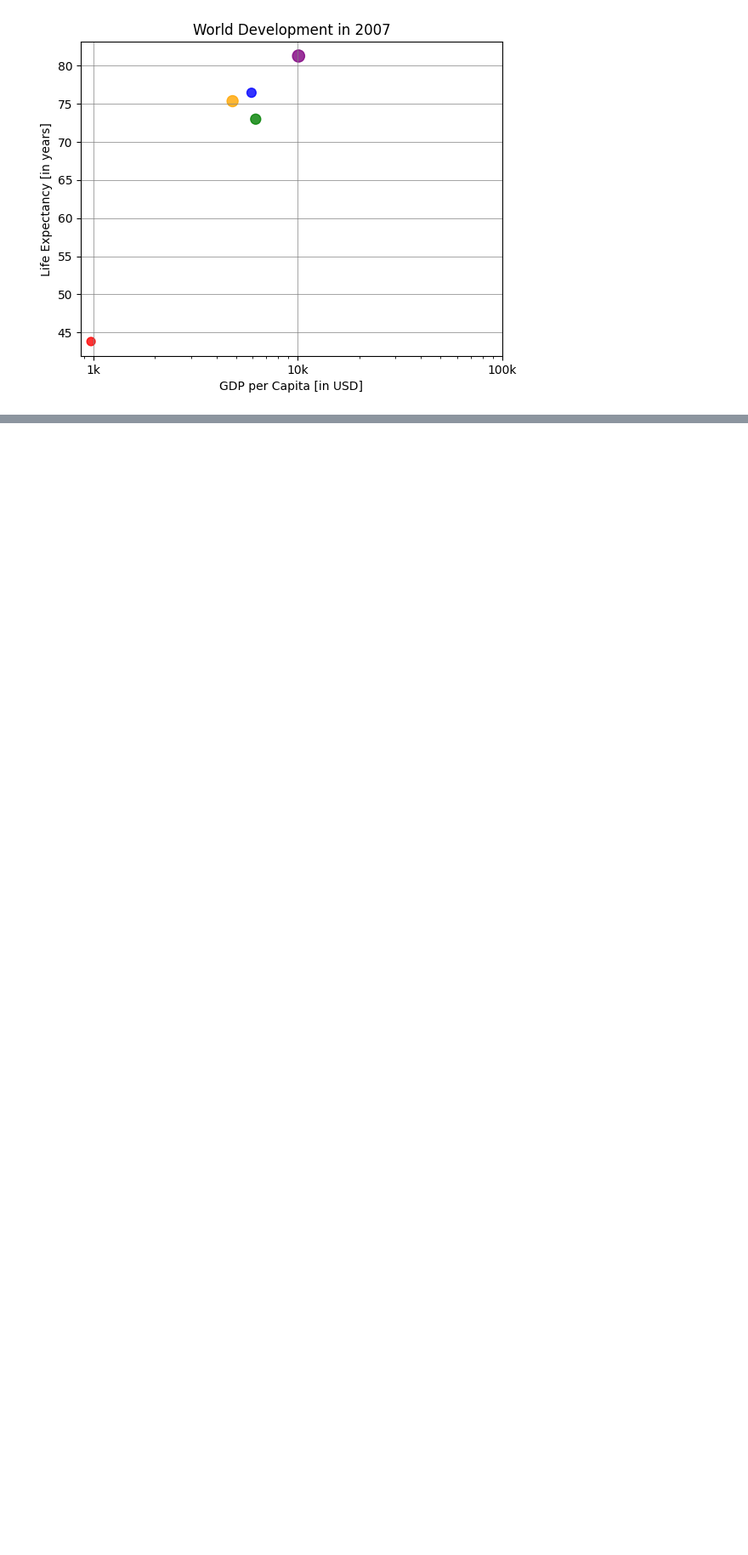
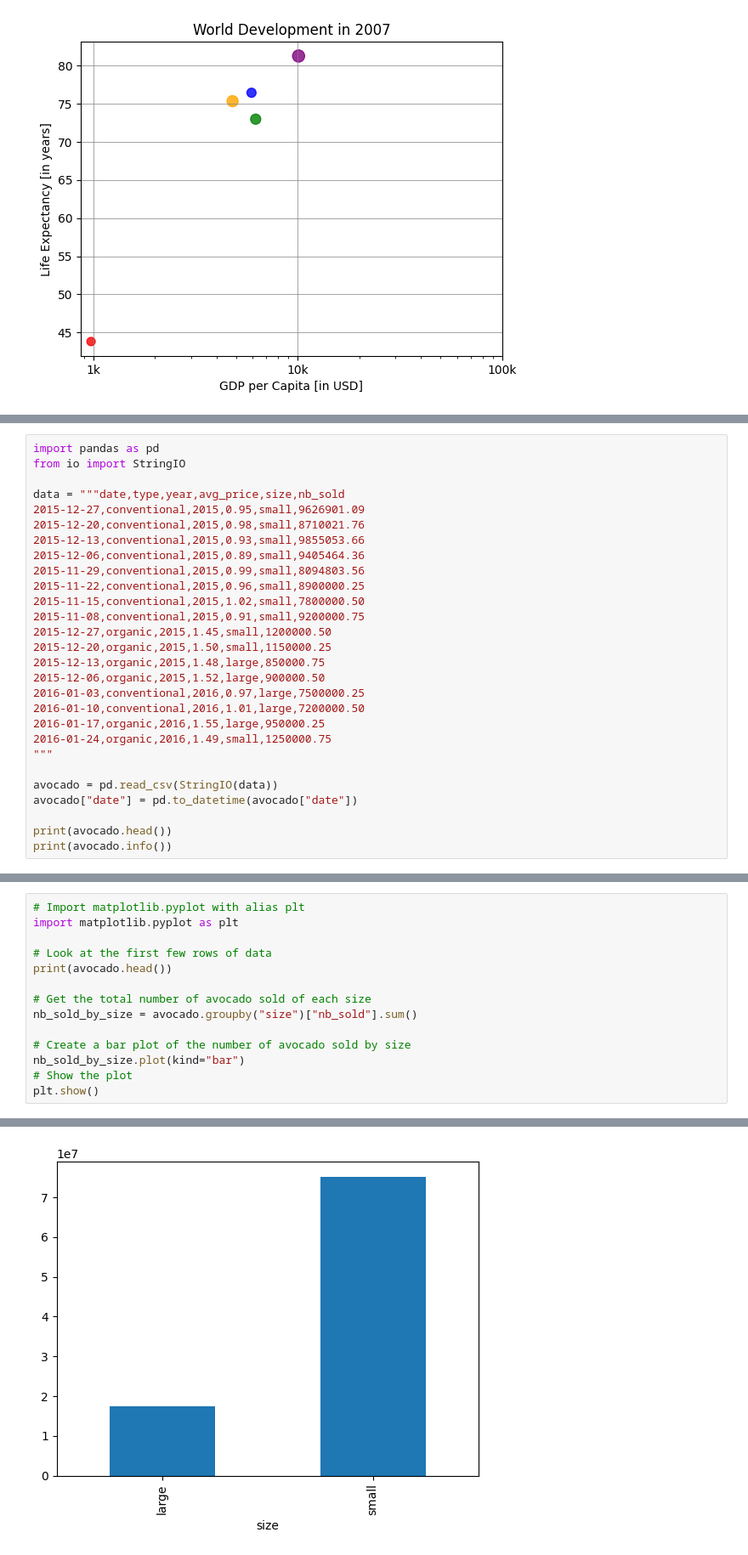
Before and after one commit to alaka-deepak/DataScientist_Portfolio, a Jupyter notebook: Associate DS/matplotlib.ipynb, the cells around one changed output, grey strips where cells are left out. Shown at 85% size. Cells and saved outputs as stored; diff of their text form; blank space fills up the shorter version.

Commit message:
data frame pandas committed

```diff
--- a/Associate DS/matplotlib.ipynb
+++ b/Associate DS/matplotlib.ipynb
@@ -67,0 +70,28 @@ plt.show()
+# %%
+import pandas as pd
+from io import StringIO
+
+data = """date,type,year,avg_price,size,nb_sold
+2015-12-27,conventional,2015,0.95,small,9626901.09
+2015-12-20,conventional,2015,0.98,small,8710021.76
+2015-12-13,conventional,2015,0.93,small,9855053.66
+2015-12-06,conventional,2015,0.89,small,9405464.36
+2015-11-29,conventional,2015,0.99,small,8094803.56
+2015-11-22,conventional,2015,0.96,small,8900000.25
+2015-11-15,conventional,2015,1.02,small,7800000.50
+2015-11-08,conventional,2015,0.91,small,9200000.75
+2015-12-27,organic,2015,1.45,small,1200000.50
+2015-12-20,organic,2015,1.50,small,1150000.25
+2015-12-13,organic,2015,1.48,large,850000.75
+2015-12-06,organic,2015,1.52,large,900000.50
+2016-01-03,conventional,2016,0.97,large,7500000.25
+2016-01-10,conventional,2016,1.01,large,7200000.50
+2016-01-17,organic,2016,1.55,large,950000.25
+2016-01-24,organic,2016,1.49,small,1250000.75
+"""
+
+avocado = pd.read_csv(StringIO(data))
+avocado["date"] = pd.to_datetime(avocado["date"])
+
+print(avocado.head())
+print(avocado.info())
@@ -67,0 +119,15 @@ plt.show()
+# %%
+# Import matplotlib.pyplot with alias plt
+import matplotlib.pyplot as plt
+
+# Look at the first few rows of data
+print(avocado.head())
+
+# Get the total number of avocado sold of each size
+nb_sold_by_size = avocado.groupby("size")["nb_sold"].sum()
+
+# Create a bar plot of the number of avocado sold by size
+nb_sold_by_size.plot(kind="bar")
+# Show the plot
+plt.show()
+# %% [output]
@@ -67,0 +140 @@ plt.show()
+[figure, added]
```
Also changed, not shown: parts of 12 cells of this notebook, 1 other file.
